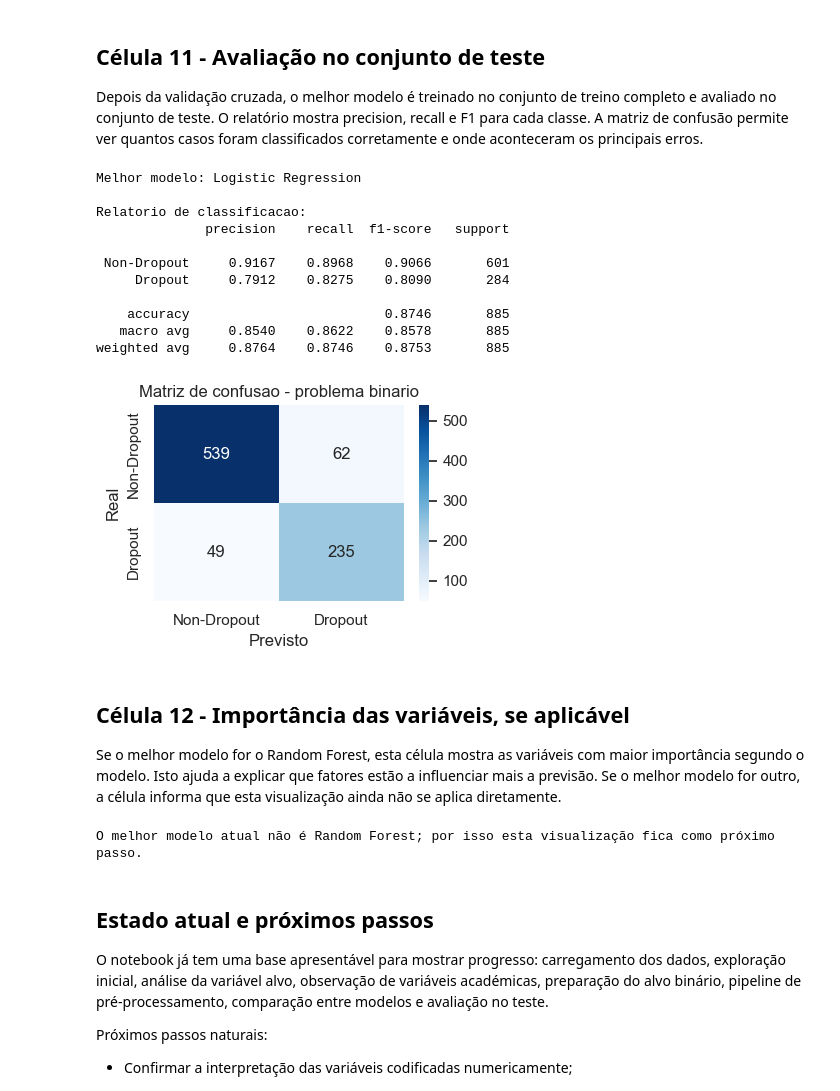
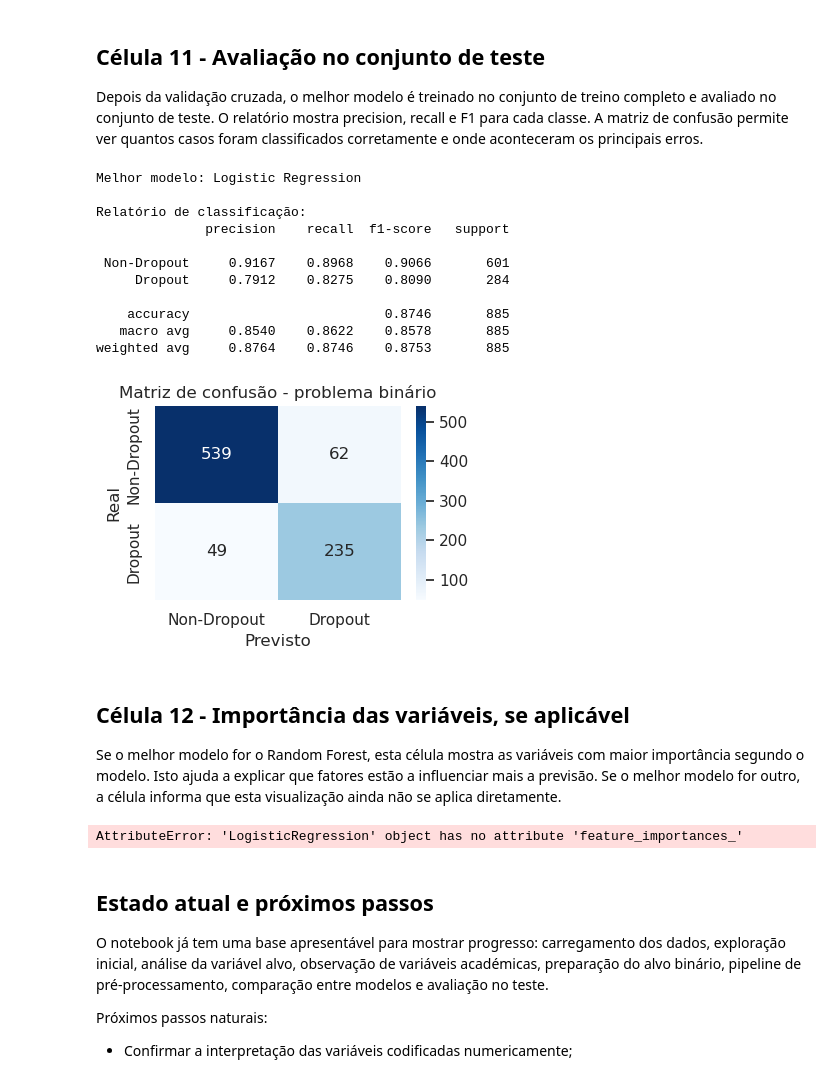
Before and after one commit to goncaloosimoes/iaa-project-1, a Jupyter notebook: notebook.ipynb, the cells around one changed output. Cells and saved outputs as stored; diff of their text form; code cells hidden in the pictures.

```diff
--- a/notebook.ipynb
+++ b/notebook.ipynb
@@ -384,7 +375,7 @@ Depois da validação cruzada, o melhor modelo é treinado no conjunto de treino
 # %%
 # Celula 11 - Avaliacao final do melhor modelo no conjunto de teste
 if df.empty or TARGET_COL not in df.columns:
-    print('Dados insuficientes para a avaliacao final.')
+    print('Dados insuficientes para a avaliação final.')
 else:
     best_model_name = cv_results_df.index[0]
     best_model = models[best_model_name]
@@ -399,53 +390,65 @@ else:
 
     print('Melhor modelo:', best_model_name)
     print()
-    print('Relatorio de classificacao:')
+    print('Relatório de classificação:')
     print(classification_report(y_test, y_pred, target_names=['Non-Dropout', 'Dropout'], digits=4))
 
     cm = confusion_matrix(y_test, y_pred)
     plt.figure(figsize=(4, 3))
     sns.heatmap(
         cm,
         annot=True,
         fmt='d',
         cmap='Blues',
         xticklabels=['Non-Dropout', 'Dropout'],
         yticklabels=['Non-Dropout', 'Dropout']
     )
-    plt.title('Matriz de confusao - problema binario')
+    plt.title('Matriz de confusão - problema binário')
     plt.xlabel('Previsto')
     plt.ylabel('Real')
     plt.tight_layout()
     plt.show()
 # %% [output]
 Melhor modelo: Logistic Regression
 
-Relatorio de classificacao:
+Relatório de classificação:
               precision    recall  f1-score   support
 
  Non-Dropout     0.9167    0.8968    0.9066       601
      Dropout     0.7912    0.8275    0.8090       284
 
     accuracy                         0.8746       885
    macro avg     0.8540    0.8622    0.8578       885
 weighted avg     0.8764    0.8746    0.8753       885
-[figure, old version]
+[figure, new version]
 # %% [markdown]
 ## Célula 12 - Importância das variáveis, se aplicável
 
 Se o melhor modelo for o Random Forest, esta célula mostra as variáveis com maior importância segundo o modelo. Isto ajuda a explicar que fatores estão a influenciar mais a previsão. Se o melhor modelo for outro, a célula informa que esta visualização ainda não se aplica diretamente.
 # %%
-# Celula 12 - Importancia das variaveis para Random Forest
+# Celula 12 - Importância das variáveis para Random Forest
 if df.empty or TARGET_COL not in df.columns:
     print('Dados insuficientes para calcular importância de variáveis.')
-elif best_model_name != 'Random Forest':
-    print('O melhor modelo atual não é Random Forest; por isso esta visualização fica como próximo passo.')
+#elif best_model_name != 'Random Forest':
+#    print('O melhor modelo atual não é Random Forest; por isso esta visualização fica como próximo passo.')
 else:
     fitted_preprocessor = best_pipeline.named_steps['preprocessor']
     fitted_model = best_pipeline.named_steps['model']
 
     feature_names = fitted_preprocessor.get_feature_names_out()
-    importances = pd.Series(fitted_model.feature_importances_, index=feature_names)
+    if hasattr(fitted_model, 'feature_importances_'):
+        importances = pd.Series(fitted_model.feature_importances_, index=feature_names)
+    elif hasattr(fitted_model, 'coef_'):
+        coefs = fitted_model.coef_
+        # binary: coef_.ravel(); multiclass: sum absolute across classes
+        if coefs.ndim == 1 or coefs.shape[0] == 1:
+            coef_vals = np.abs(coefs.ravel())
+        else:
+            coef_vals = np.abs(coefs).sum(axis=0)
+        importances = pd.Series(coef_vals, index=feature_names)
+    else:
+        print('O modelo não fornece feature_importances_ nem coef_. Usando zeros como fallback.')
+        importances = pd.Series(0.0, index=feature_names)
     top_importances = importances.sort_values(ascending=False).head(15)
 
     plt.figure(figsize=(8, 6))
@@ -456,7 +459,7 @@ else:
     plt.tight_layout()
     plt.show()
 # %% [output]
-O melhor modelo atual não é Random Forest; por isso esta visualização fica como próximo passo.
+AttributeError: 'LogisticRegression' object has no attribute 'feature_importances_'
 # %% [markdown]
 ## Estado atual e próximos passos
 
```
Also changed, not shown: parts of 8 cells of this notebook.
